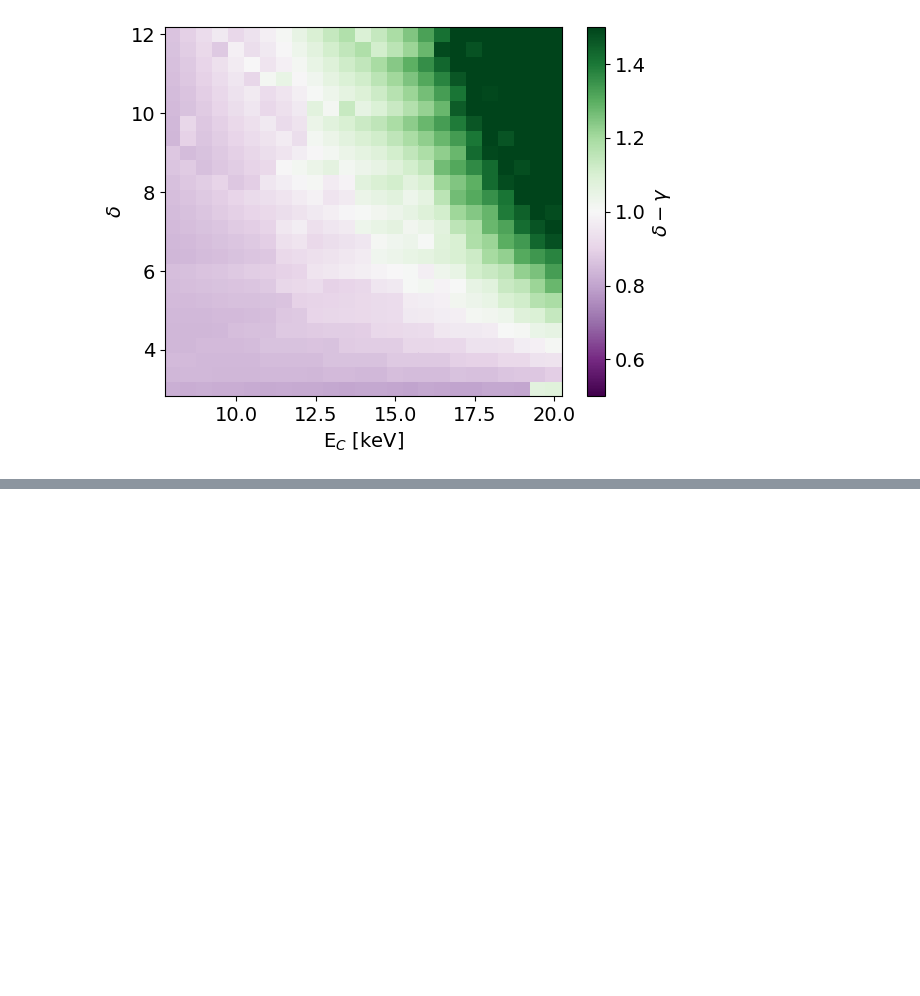
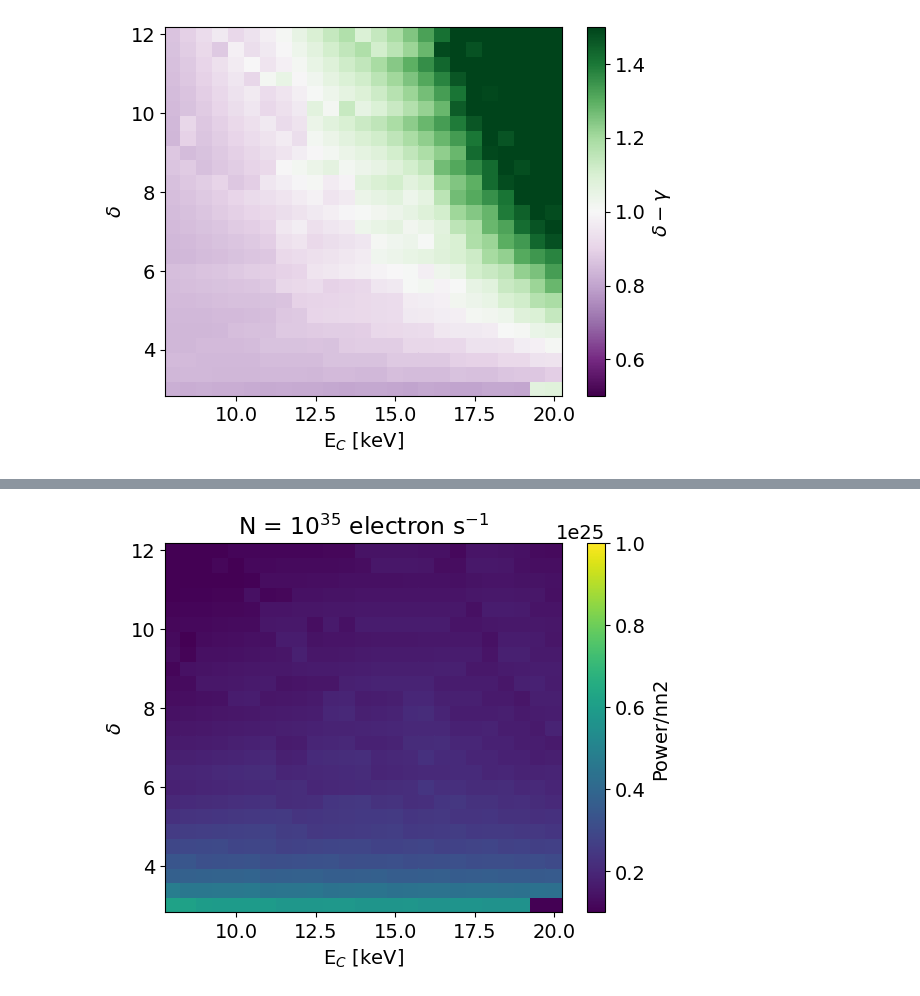
Before and after one commit to ianan/wee_2024, a Jupyter notebook: nnpow_calc.ipynb, the cells around one changed output, grey strips where cells are left out. Saved outputs shown, nothing was run; the diff lists cells and outputs as text; code cells hidden in the pictures; blank space fills up the shorter version.

```diff
--- a/nnpow_calc.ipynb
+++ b/nnpow_calc.ipynb
@@ -151,0 +169,16 @@ plt.show()
+# %%
+# Check Energies found using this ecc value with gam
+
+def nnpow_nf(A,Ec,g2):
+    return g2**2*(g2-1)*beta(g2-0.5,1.5)*A*Ec**(1-g2)
+
+nn2=nnpow_nf(f1,ecc,gam)
+# %%
+plt.pcolor(ec,dl,pow/nn2,norm=colors.Normalize(vmin=1e24,vmax=1e25))
+plt.xlabel('E$_C$ [keV]')
+plt.ylabel('$\delta$')
+plt.title('N = $10^{35}$ electron s$^{-1}$')
+plt.colorbar(label='Power/nn2')
+plt.show()
+# %% [output]
+[figure, added]
```
Also changed, not shown: parts of 2 cells of this notebook.
